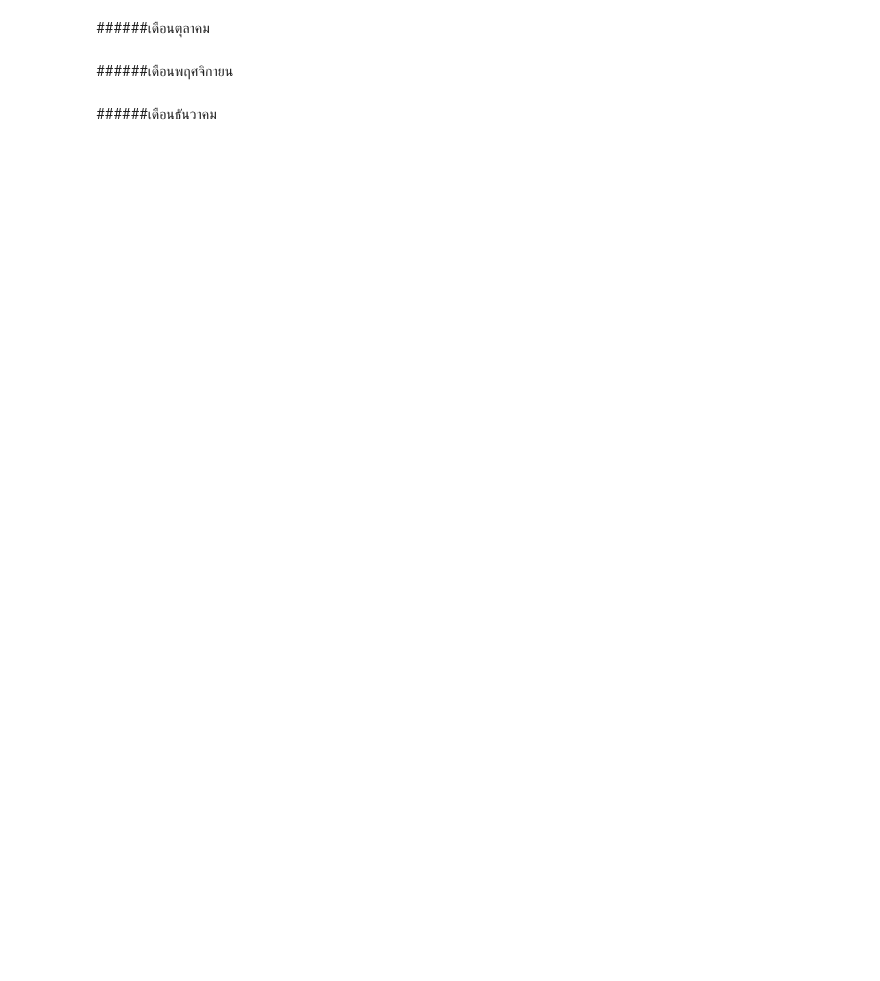
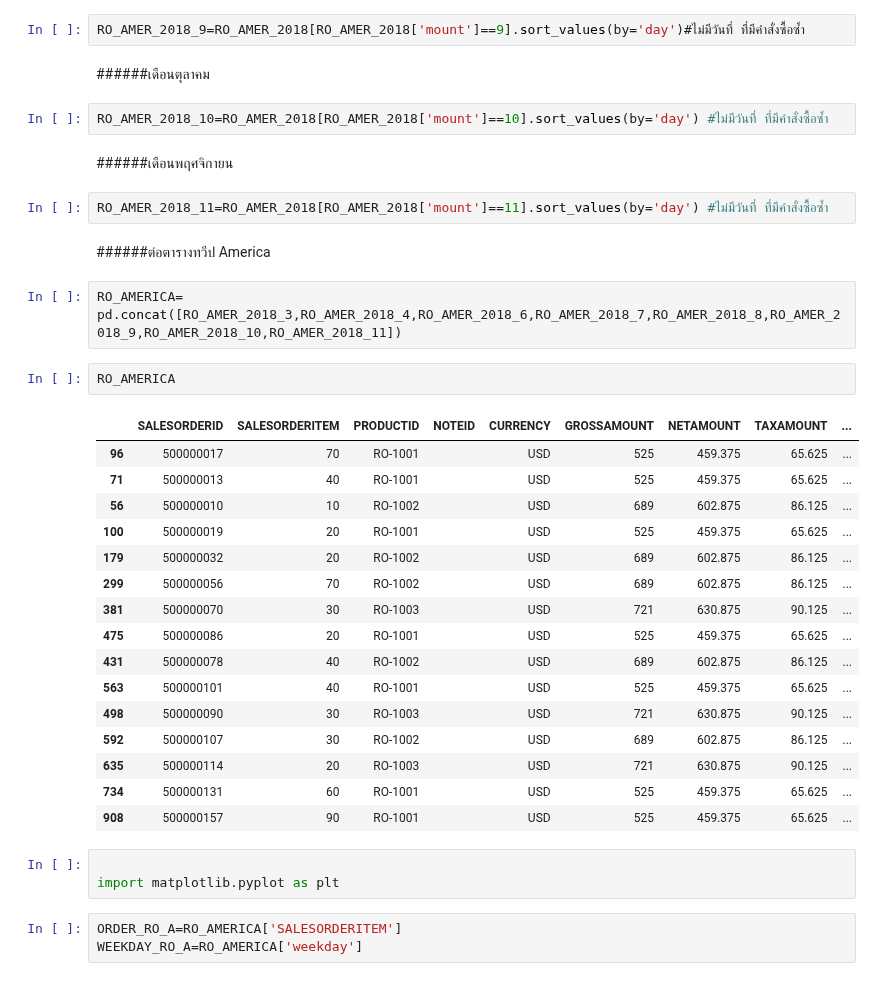
Before and after one commit to nicha0524/DPDM2021, a Jupyter notebook: Untitled11.ipynb, the cells around one changed output. Drawn from its saved outputs; the diff is of its cells as text; blank space fills up the shorter version.

```diff
--- a/Untitled11.ipynb
+++ b/Untitled11.ipynb
@@ -268,8 +276,41 @@ RO_AMER_2018_4=RO_AMER_2018[RO_AMER_2018['mount']==4].sort_values(by='SALESORDER
 # %% [markdown]
 ######เดือนกันยายน
+# %%
+RO_AMER_2018_9=RO_AMER_2018[RO_AMER_2018['mount']==9].sort_values(by='day')#ไม่มีวันที่ ที่มีคำสั่งซื้อซ้ำ
 # %% [markdown]
 ######เดือนตุลาคม
+# %%
+RO_AMER_2018_10=RO_AMER_2018[RO_AMER_2018['mount']==10].sort_values(by='day') #ไม่มีวันที่ ที่มีคำสั่งซื้อซ้ำ
 # %% [markdown]
 ######เดือนพฤศจิกายน
-# %% [markdown]
-######เดือนธันวาคม
+# %%
+RO_AMER_2018_11=RO_AMER_2018[RO_AMER_2018['mount']==11].sort_values(by='day') #ไม่มีวันที่ ที่มีคำสั่งซื้อซ้ำ
+# %% [markdown]
+######ต่อตารางทวีป America
+# %%
+RO_AMERICA= pd.concat([RO_AMER_2018_3,RO_AMER_2018_4,RO_AMER_2018_6,RO_AMER_2018_7,RO_AMER_2018_8,RO_AMER_2018_9,RO_AMER_2018_10,RO_AMER_2018_11])
+# %%
+RO_AMERICA
+# %% [output]
+|  | SALESORDERID | SALESORDERITEM | PRODUCTID | NOTEID | CURRENCY | GROSSAMOUNT | NETAMOUNT | TAXAMOUNT | ... |
+| 96 | 500000017 | 70 | RO-1001 |  | USD | 525 | 459.375 | 65.625 | ... |
+| 71 | 500000013 | 40 | RO-1001 |  | USD | 525 | 459.375 | 65.625 | ... |
+| 56 | 500000010 | 10 | RO-1002 |  | USD | 689 | 602.875 | 86.125 | ... |
+| 100 | 500000019 | 20 | RO-1001 |  | USD | 525 | 459.375 | 65.625 | ... |
+| 179 | 500000032 | 20 | RO-1002 |  | USD | 689 | 602.875 | 86.125 | ... |
+| 299 | 500000056 | 70 | RO-1002 |  | USD | 689 | 602.875 | 86.125 | ... |
+| 381 | 500000070 | 30 | RO-1003 |  | USD | 721 | 630.875 | 90.125 | ... |
+| 475 | 500000086 | 20 | RO-1001 |  | USD | 525 | 459.375 | 65.625 | ... |
+| 431 | 500000078 | 40 | RO-1002 |  | USD | 689 | 602.875 | 86.125 | ... |
+| 563 | 500000101 | 40 | RO-1001 |  | USD | 525 | 459.375 | 65.625 | ... |
+| 498 | 500000090 | 30 | RO-1003 |  | USD | 721 | 630.875 | 90.125 | ... |
+| 592 | 500000107 | 30 | RO-1002 |  | USD | 689 | 602.875 | 86.125 | ... |
+| 635 | 500000114 | 20 | RO-1003 |  | USD | 721 | 630.875 | 90.125 | ... |
+| 734 | 500000131 | 60 | RO-1001 |  | USD | 525 | 459.375 | 65.625 | ... |
+| 908 | 500000157 | 90 | RO-1001 |  | USD | 525 | 459.375 | 65.625 | ... |
+# %%
+
+import matplotlib.pyplot as plt
+# %%
+ORDER_RO_A=RO_AMERICA['SALESORDERITEM']
+WEEKDAY_RO_A=RO_AMERICA['weekday']
```
Also changed, not shown: parts of 7 cells of this notebook.
